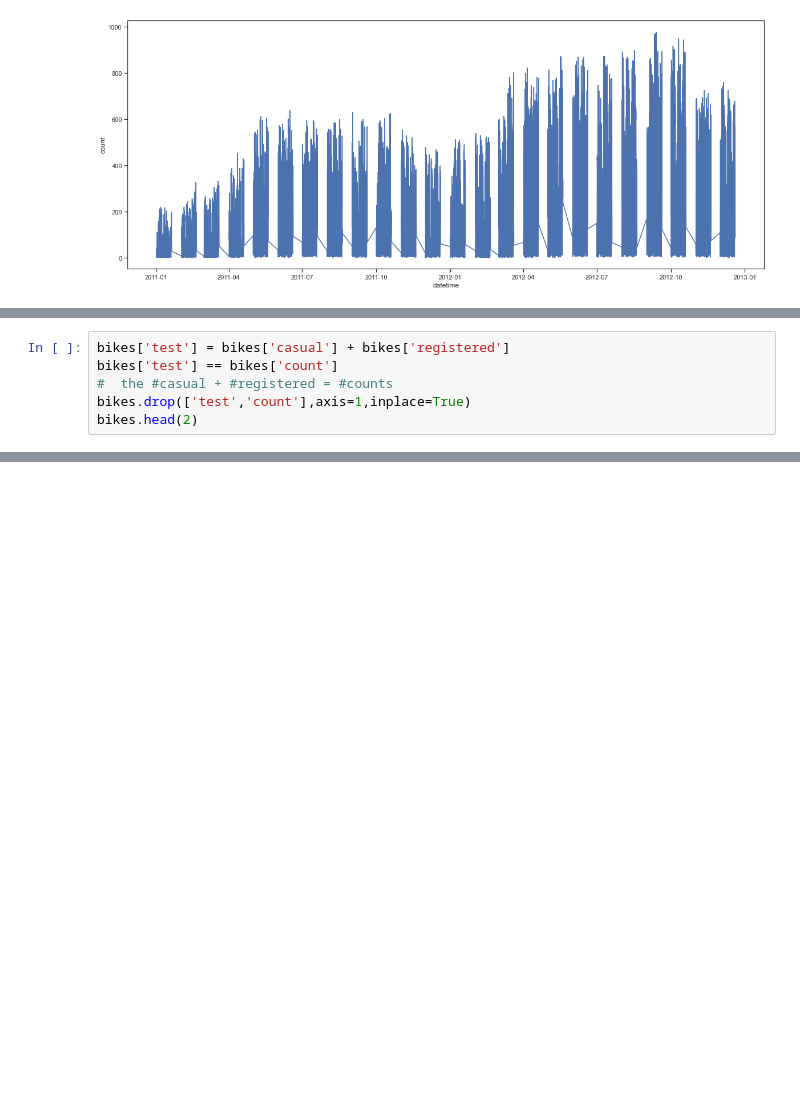
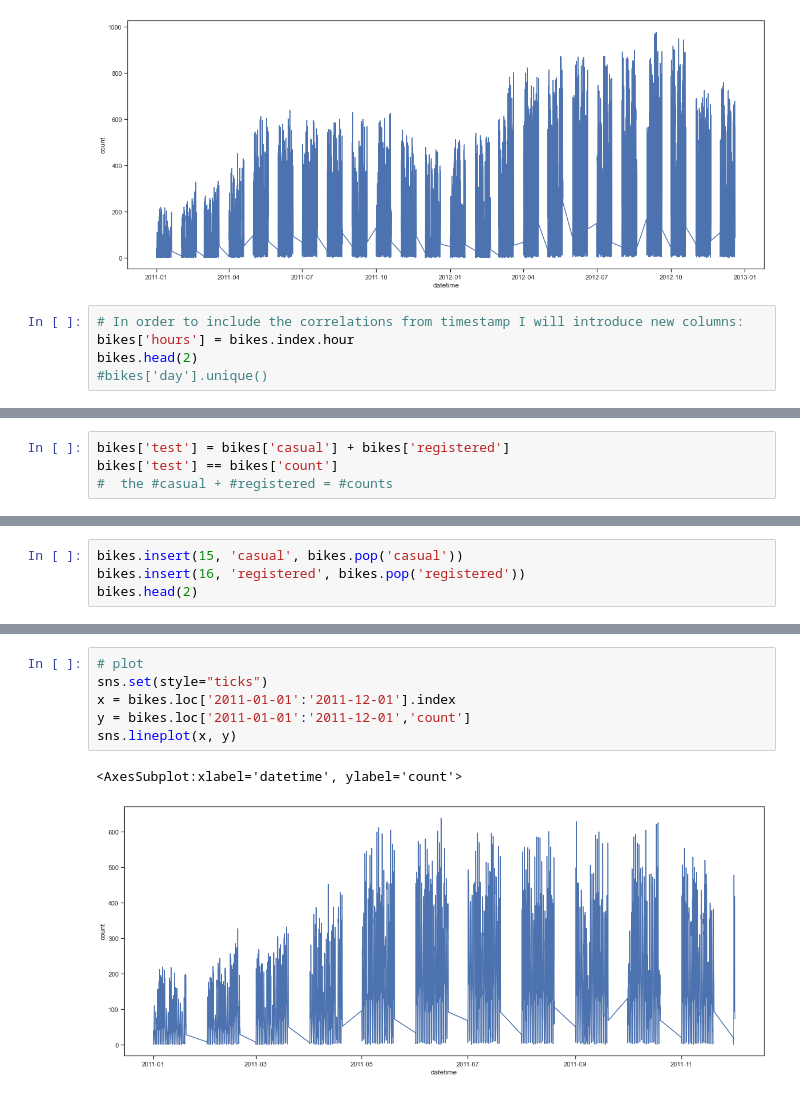
Before and after one commit to RosiNantis/Projects_from_Spiced_personal, a Jupyter notebook: week_3/spiced_encounters/3.1.date_time_pandas/bike_kag_intro.ipynb, the cells around one changed output, grey strips where cells are left out. Saved outputs shown, nothing was run; the diff lists cells and outputs as text; blank space fills up the shorter version.

```diff
--- a/week_3/spiced_encounters/3.1.date_time_pandas/bike_kag_intro.ipynb
+++ b/week_3/spiced_encounters/3.1.date_time_pandas/bike_kag_intro.ipynb
@@ -76,3 +76,8 @@ sns.lineplot(x, y)
 # %% [output]
 <AxesSubplot:xlabel='datetime', ylabel='count'>
 [figure]
+# %%
+# In order to include the correlations from timestamp I will introduce new columns:
+bikes['hours'] = bikes.index.hour
+bikes.head(2)
+#bikes['day'].unique()
@@ -134,6 +136,4 @@ bikes.head(2)
 bikes['test'] = bikes['casual'] + bikes['registered']
 bikes['test'] == bikes['count']
 #  the #casual + #registered = #counts
-bikes.drop(['test','count'],axis=1,inplace=True)
-bikes.head(2)
 # %% [output]
@@ -140,0 +153,4 @@ KeyError: 'count'
+# %%
+bikes.insert(15, 'casual', bikes.pop('casual'))
+bikes.insert(16, 'registered', bikes.pop('registered'))
+bikes.head(2)
@@ -140,0 +162,9 @@ KeyError: 'count'
+# %%
+# plot
+sns.set(style="ticks")
+x = bikes.loc['2011-01-01':'2011-12-01'].index
+y = bikes.loc['2011-01-01':'2011-12-01','count']
+sns.lineplot(x, y)
+# %% [output]
+<AxesSubplot:xlabel='datetime', ylabel='count'>
+[figure, added]
```
Also changed, not shown: parts of 36 cells of this notebook, 7 other files.
